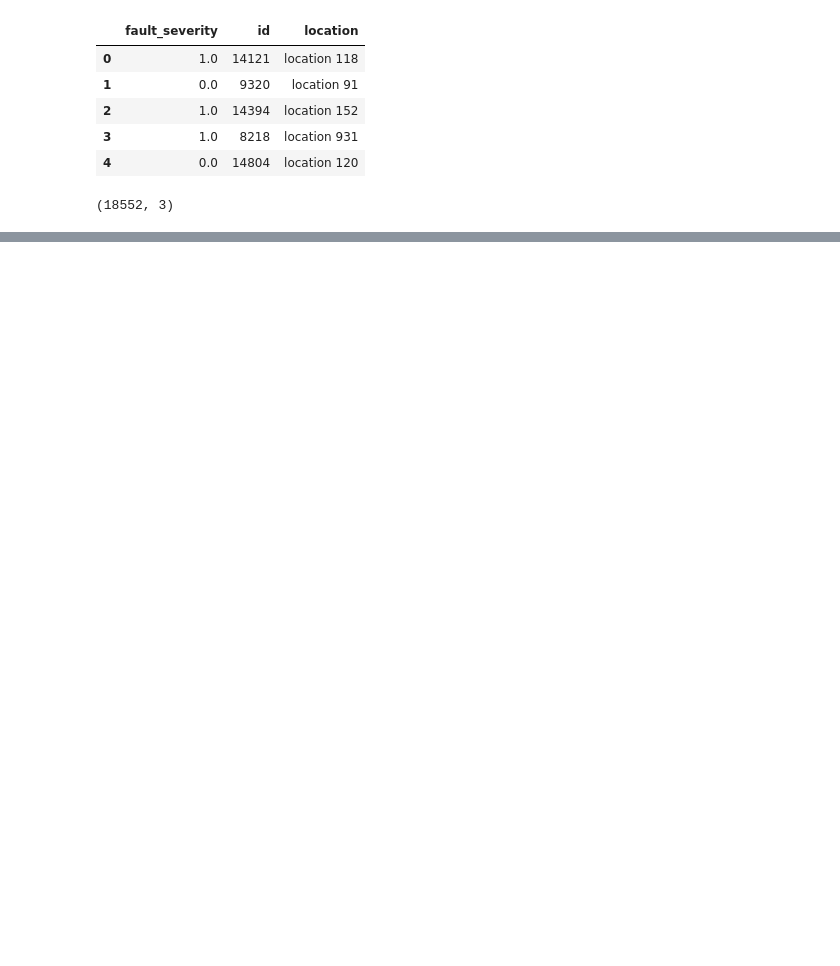
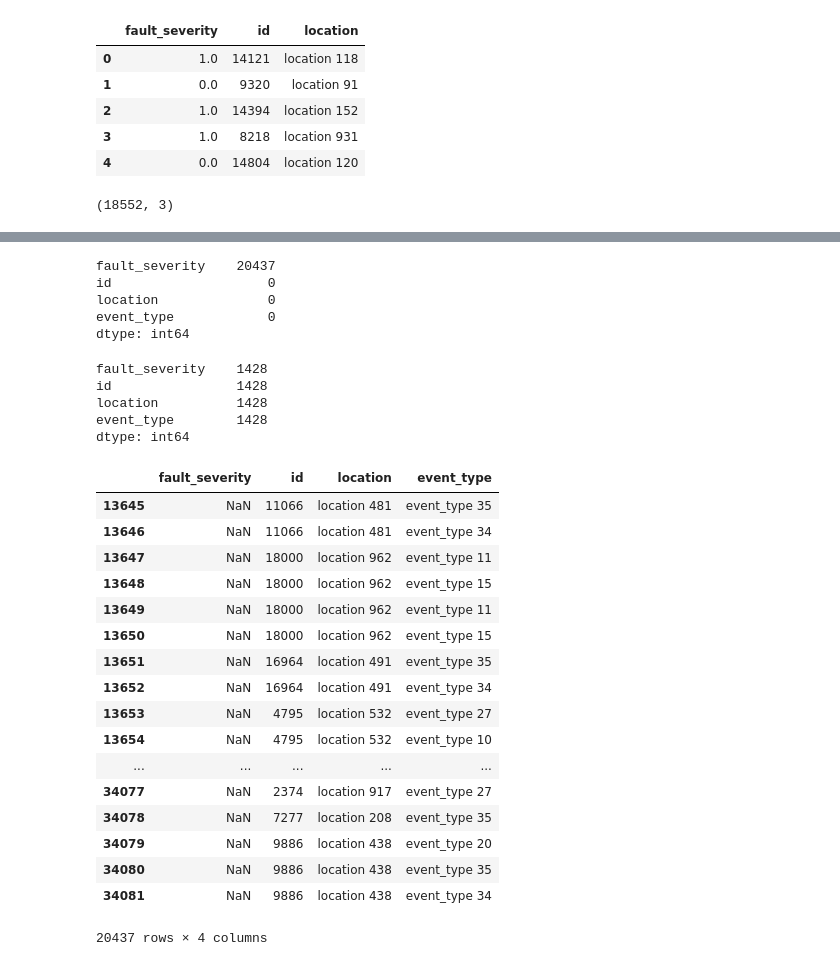
Before and after one commit to noguano/dsi_capstone, a Jupyter notebook: DSI US -5 ATX Capstone.ipynb, the cells around one changed output, grey strips where cells are left out. Saved outputs shown, nothing was run; the diff lists cells and outputs as text; code cells hidden in the pictures; blank space fills up the shorter version.

Commit message:
fix even_type again, moar eda

```diff
--- a/DSI US -5 ATX Capstone.ipynb
+++ b/DSI US -5 ATX Capstone.ipynb
@@ -125,3 +114,0 @@ memory usage: 532.6+ KB
-# %%
-# need to coerce id dtype to integer (by way of str)
-event_type['id'] = event_type['id'].astype(str)
@@ -173,0 +179,38 @@ ValueError: You are trying to merge on int64 and object columns. If you wish to
+# %%
+# now let's deal with the nulls in event_type
+event_type.isnull().sum()
+# %% [output]
+fault_severity    20437
+id                    0
+location              0
+event_type            0
+dtype: int64
+# %%
+event_type[event_type.fault_severity==2].count()
+# %% [output]
+fault_severity    1428
+id                1428
+location          1428
+event_type        1428
+dtype: int64
+# %%
+event_type[event_type.isnull().any(axis=1)]
+# %% [output]
+|  | fault_severity | id | location | event_type |
+| 13645 | NaN | 11066 | location 481 | event_type 35 |
+| 13646 | NaN | 11066 | location 481 | event_type 34 |
+| 13647 | NaN | 18000 | location 962 | event_type 11 |
+| 13648 | NaN | 18000 | location 962 | event_type 15 |
+| 13649 | NaN | 18000 | location 962 | event_type 11 |
+| 13650 | NaN | 18000 | location 962 | event_type 15 |
+| 13651 | NaN | 16964 | location 491 | event_type 35 |
+| 13652 | NaN | 16964 | location 491 | event_type 34 |
+| 13653 | NaN | 4795 | location 532 | event_type 27 |
+| 13654 | NaN | 4795 | location 532 | event_type 10 |
+| ... | ... | ... | ... | ... |
+| 34077 | NaN | 2374 | location 917 | event_type 27 |
+| 34078 | NaN | 7277 | location 208 | event_type 35 |
+| 34079 | NaN | 9886 | location 438 | event_type 20 |
+| 34080 | NaN | 9886 | location 438 | event_type 35 |
+| 34081 | NaN | 9886 | location 438 | event_type 34 |
+20437 rows × 4 columns
```
Also changed, not shown: parts of 12 cells of this notebook, 2 other files.
